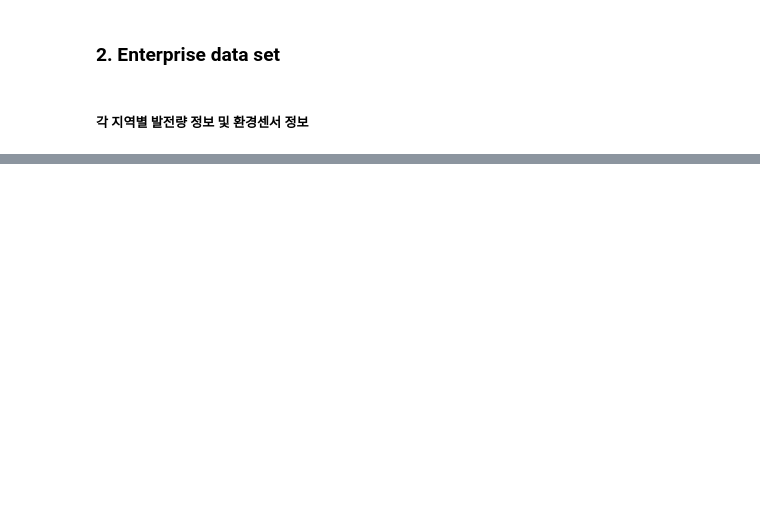
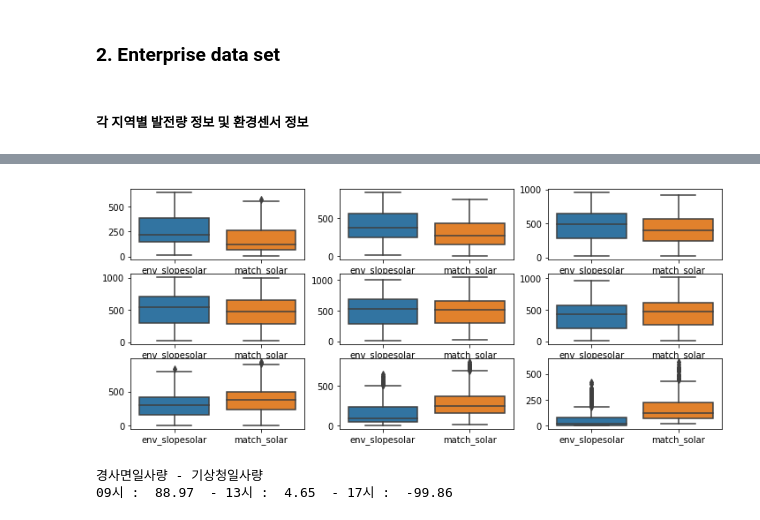
Before and after one commit to Baeseongbeen/Enittproj, a Jupyter notebook: Enitt/EnittProject.ipynb, the cells around one changed output, grey strips where cells are left out. Cells and saved outputs as stored; diff of their text form; code cells hidden in the pictures; blank space fills up the shorter version.

```diff
--- a/Enitt/EnittProject.ipynb
+++ b/Enitt/EnittProject.ipynb
@@ -79,0 +476,2 @@ print("누적발전량", ent_data_set1["pow_totpower"].unique()[:5])
+# %%
+ent_other_joinset["diff"] = ent_other_joinset["env_slopesolar"] - ent_other_joinset["match_solar"]
@@ -79,0 +493,22 @@ print("누적발전량", ent_data_set1["pow_totpower"].unique()[:5])
+# %%
+ent_other_joinset
+
+ent_other_joinset_month = split_month(ent_other_joinset) ## 월 별 칼럼 추가
+ent_other_joinset_reset = group_reset(ent_other_joinset_month)
+a, b, c, d, e, f, g, h, i = split_datetime(ent_other_joinset_reset) ## 시간 별 나눔
+ent_other_joinset
+
+ent_other_joinset_month = split_month(ent_other_joinset) ## 월 별 칼럼 추가
+ent_other_joinset_reset = group_reset(ent_other_joinset_month)
+a, b, c, d, e, f, g, h, i = split_datetime(ent_other_joinset_reset) ## 시간 별 나눔
+a, b, c, d, e, f, g, h, i = diff_12(a), diff_12(b), diff_12(c), diff_12(d), diff_12(e), diff_12(f), diff_12(g), diff_12(h), diff_12(i) ## outlier 제거
+
+
+boxplot()
+# %% [output]
+[figure, added]
+# %%
+diff1_plotly() ## 밝은 날만 가져와서,,
+# %% [output]
+경사면일사량 - 기상청일사량
+09시 :  88.97  - 13시 :  4.65  - 17시 :  -99.86
```
Also changed, not shown: parts of 60 cells of this notebook, 2 other files.
